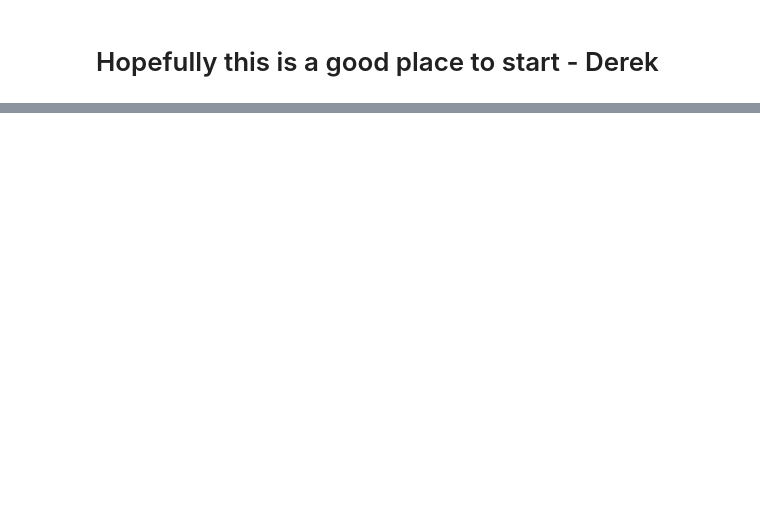
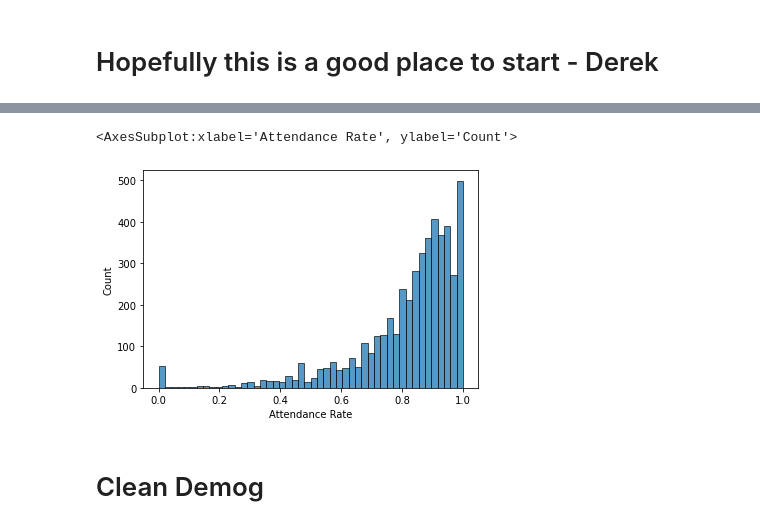
Before and after one commit to tangderek-702/kidango_dss, a Jupyter notebook: Sandbox.ipynb, the cells around one changed output, grey strips where cells are left out. Drawn from its saved outputs; the diff is of its cells as text; code cells hidden in the pictures; blank space fills up the shorter version.

```diff
--- a/Sandbox.ipynb
+++ b/Sandbox.ipynb
@@ -5,2 +13,3 @@ import pandas as pd
 # %%
-pd.read_csv('18-19 attendance master.csv')
+attendance_18_19 = pd.read_csv('18-19 attendance master.csv')
+demog = pd.read_csv('PvH-demographicsdash_childdata.csv')
@@ -20,0 +154,6 @@ pd.read_csv('18-19 attendance master.csv')
+# %%
+one_hot_atten = pd.get_dummies(attendance_18_19['Attendance'])
+one_hot_sesh = pd.get_dummies(attendance_18_19['Session'])
+attendance_clean = attendance_18_19.join(one_hot_atten)
+attendance_clean = attendance_clean.join(one_hot_sesh)
+attendance_clean
@@ -20,0 +174,7 @@ pd.read_csv('18-19 attendance master.csv')
+# %%
+attendance_18_19_clean = attendance_clean.groupby(['ChildID'],as_index=False).agg({'Best Interest': 'sum','In Attendance': 'sum','Other': 'sum', 'Sick':'sum','Unexcused Absence':'sum', 'FD':'sum','PD':'sum'})
+
+attendance_18_19_clean['Total Attendance'] = attendance_18_19_clean['Best Interest'] + attendance_18_19_clean['In Attendance']
+attendance_18_19_clean['Total Absence'] = attendance_18_19_clean['Other'] + attendance_18_19_clean['Sick'] + attendance_18_19_clean['Unexcused Absence']
+attendance_18_19_clean['Total Days'] = attendance_18_19_clean['Total Attendance'] + attendance_18_19_clean['Total Absence']
+attendance_18_19_clean['Attendance Rate'] = attendance_18_19_clean['Total Attendance'] / attendance_18_19_clean['Total Days']
@@ -20,0 +197,7 @@ pd.read_csv('18-19 attendance master.csv')
+# %%
+sns.histplot(data = attendance_18_19_clean, x = 'Attendance Rate')
+# %% [output]
+<AxesSubplot:xlabel='Attendance Rate', ylabel='Count'>
+[figure, added]
+# %% [markdown]
+# Clean Demog
```
Also changed, not shown: parts of 19 cells of this notebook.
